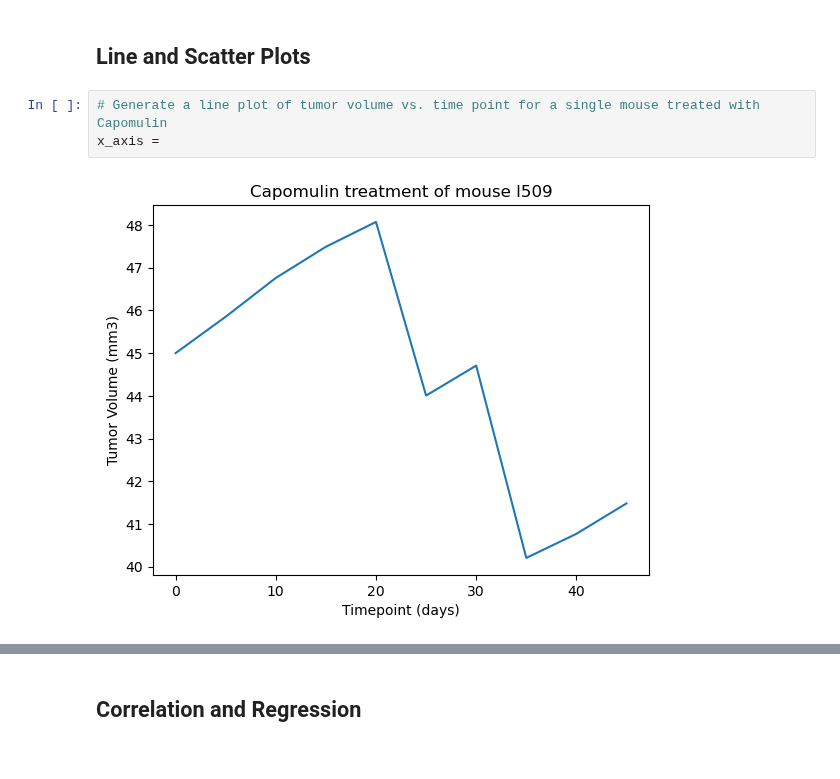
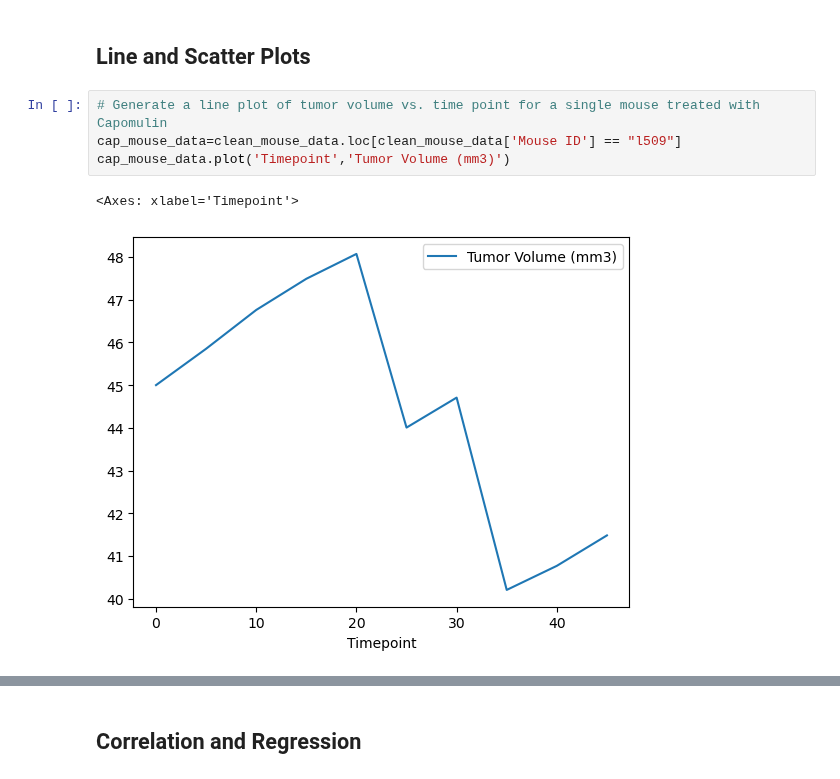
Before and after one commit to rdaaleman/Module-5, a Jupyter notebook: Starter_Code/Pymaceuticals/pymaceuticals_starter.ipynb, the cells around one changed output, grey strips where cells are left out. Saved outputs shown, nothing was run; the diff lists cells and outputs as text.

```diff
--- a/Starter_Code/Pymaceuticals/pymaceuticals_starter.ipynb
+++ b/Starter_Code/Pymaceuticals/pymaceuticals_starter.ipynb
@@ -346,8 +345,10 @@ plt.show()
 ## Line and Scatter Plots
 # %%
 # Generate a line plot of tumor volume vs. time point for a single mouse treated with Capomulin
-x_axis =
+cap_mouse_data=clean_mouse_data.loc[clean_mouse_data['Mouse ID'] == "l509"]
+cap_mouse_data.plot('Timepoint','Tumor Volume (mm3)')
 # %% [output]
+<Axes: xlabel='Timepoint'>
-[figure, old version]
+[figure, new version]
 # %%
 # Generate a scatter plot of mouse weight vs. the average observed tumor volume for the entire Capomulin regimen
```
Also changed, not shown: parts of 6 cells of this notebook.
